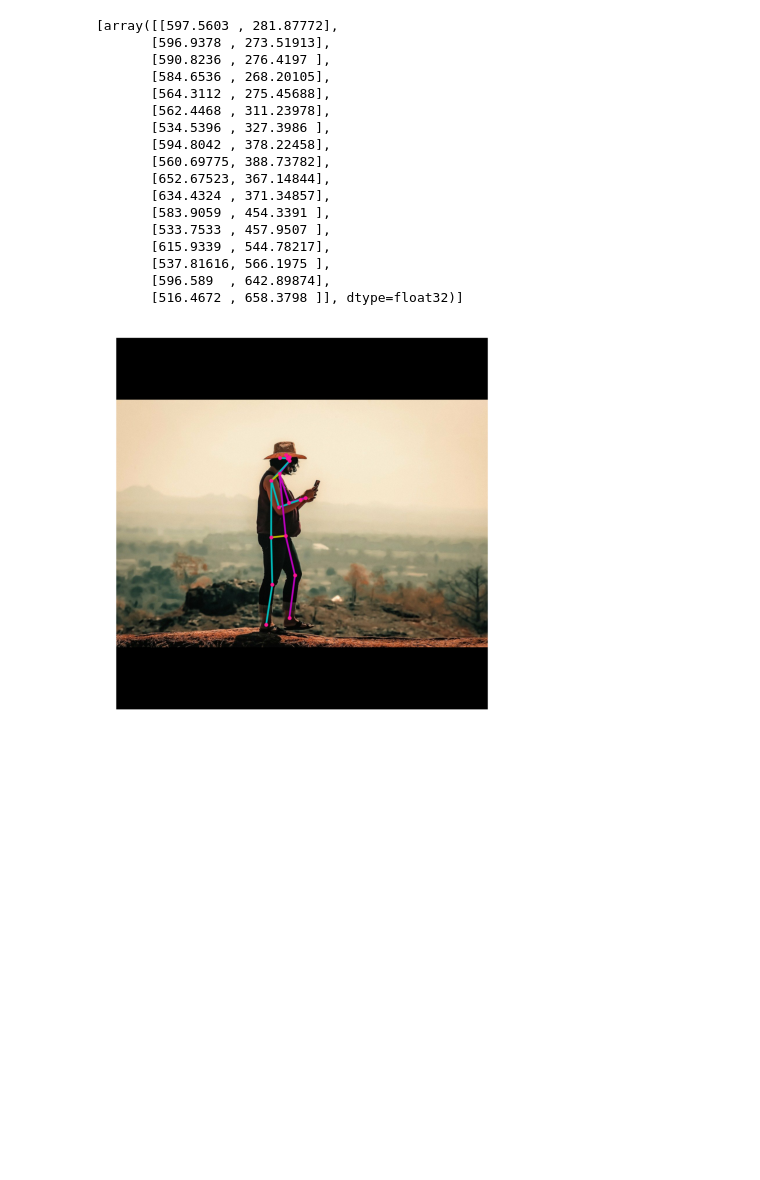
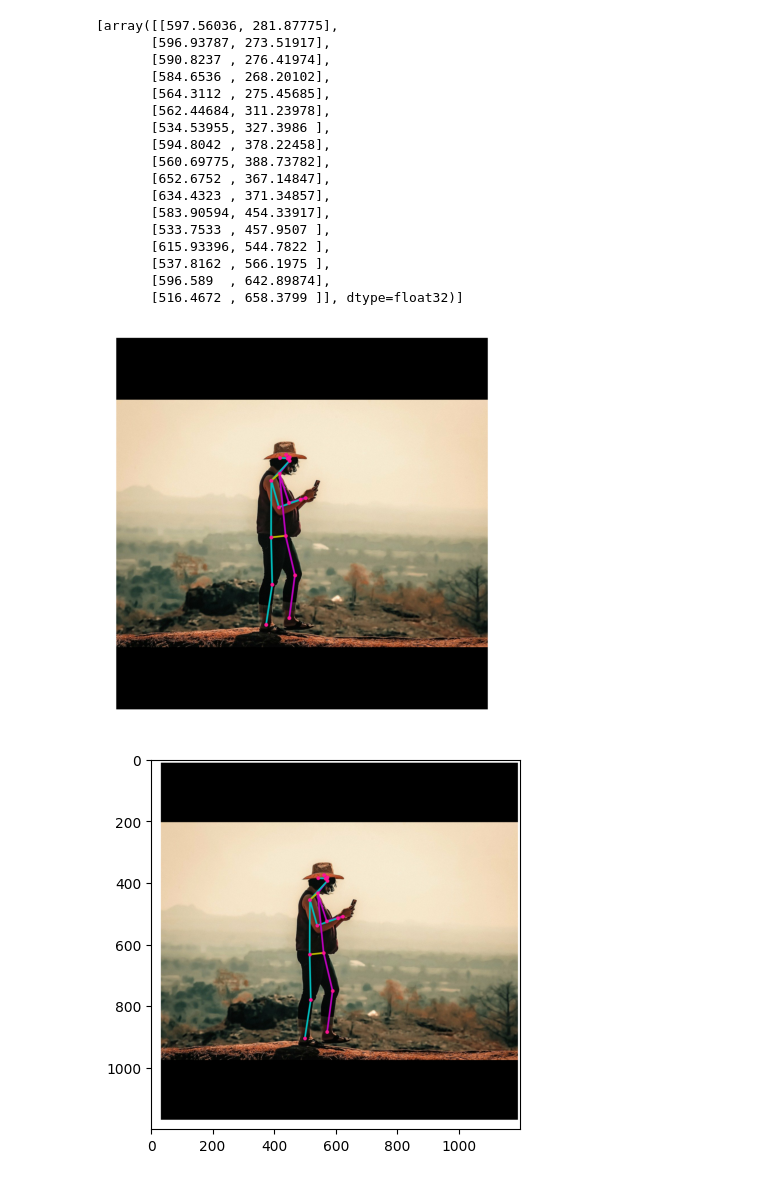
Before and after one commit to uol-mediaprocessing-2023-2024-classroom/project-line-art, a Jupyter notebook: dokumentary/ResearchPointsTensorflow.ipynb, the cells around one changed output. Drawn from its saved outputs; the diff is of its cells as text; code cells hidden in the pictures; blank space fills up the shorter version.

```diff
--- a/dokumentary/ResearchPointsTensorflow.ipynb
+++ b/dokumentary/ResearchPointsTensorflow.ipynb
@@ -310,7 +310,7 @@ keypoints_with_scores = movenet(input_image)
 # Visualize the predictions with image.
 display_image = tf.expand_dims(image, axis=0)
 display_image = tf.cast(tf.image.resize_with_pad(
-    display_image, 1280, 1280), dtype=tf.int32)
+    display_image, 2180, 2180), dtype=tf.int32)
 output_overlay = draw_prediction_on_image(
     np.squeeze(display_image.numpy(), axis=0), keypoints_with_scores)
 
@@ -323,21 +323,26 @@ plt.figure(figsize=(5, 5))
 plt.imshow(output_overlay)
 _ = plt.axis('off')
 # %% [output]
-[array([[597.5603 , 281.87772],
-       [596.9378 , 273.51913],
-       [590.8236 , 276.4197 ],
-       [584.6536 , 268.20105],
-       [564.3112 , 275.45688],
-       [562.4468 , 311.23978],
-       [534.5396 , 327.3986 ],
+[array([[597.56036, 281.87775],
+       [596.93787, 273.51917],
+       [590.8237 , 276.41974],
+       [584.6536 , 268.20102],
+       [564.3112 , 275.45685],
+       [562.44684, 311.23978],
+       [534.53955, 327.3986 ],
        [594.8042 , 378.22458],
        [560.69775, 388.73782],
-       [652.67523, 367.14844],
-       [634.4324 , 371.34857],
-       [583.9059 , 454.3391 ],
+       [652.6752 , 367.14847],
+       [634.4323 , 371.34857],
+       [583.90594, 454.33917],
        [533.7533 , 457.9507 ],
-       [615.9339 , 544.78217],
-       [537.81616, 566.1975 ],
+       [615.93396, 544.7822 ],
+       [537.8162 , 566.1975 ],
        [596.589  , 642.89874],
-       [516.4672 , 658.3798 ]], dtype=float32)]
+       [516.4672 , 658.3799 ]], dtype=float32)]
 [figure]
+# %%
+plt.imshow(output_overlay)
+plt.show()
+# %% [output]
+[figure, added]
```
Also changed, not shown: parts of 2 cells of this notebook, 6 other files.
